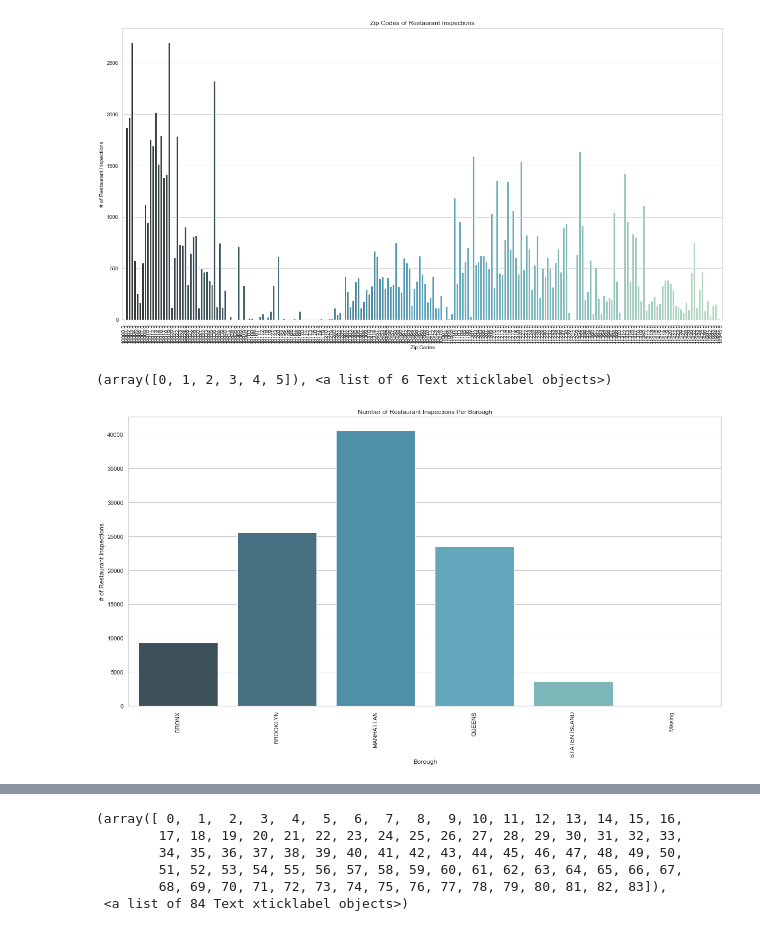
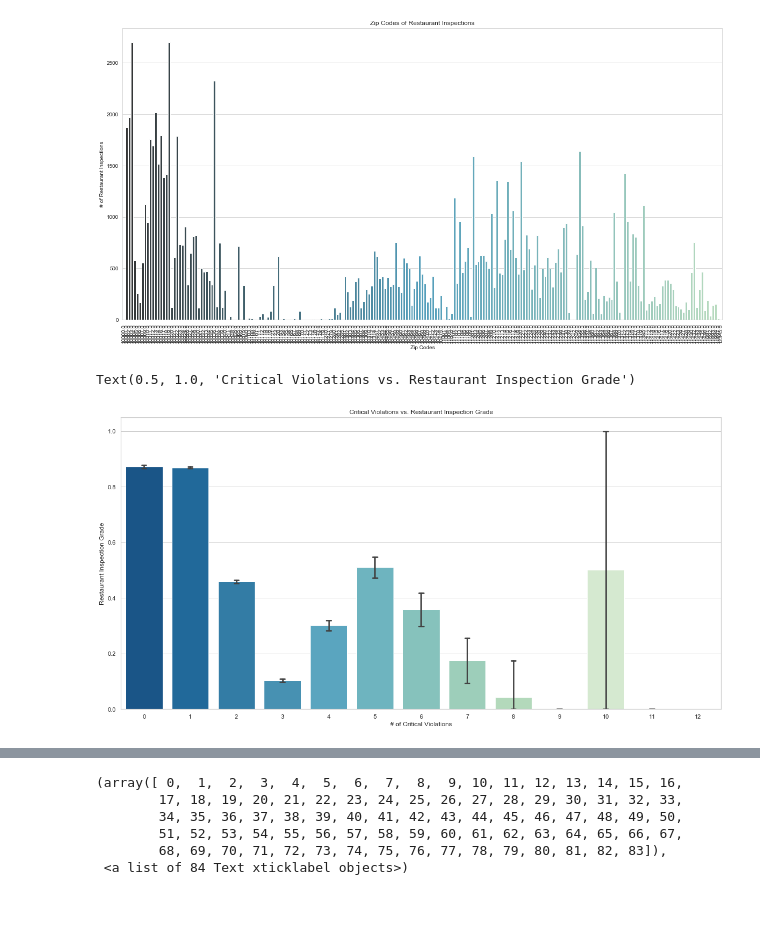
Before and after one commit to deep22kar/random-forest, a Jupyter notebook: EDA_Models1.ipynb, the cells around one changed output, grey strips where cells are left out. Cells and saved outputs as stored; diff of their text form; code cells hidden in the pictures.

Commit message:
edited notebooks and README, added images, and random forest model pickle

```diff
--- a/EDA_Models1.ipynb
+++ b/EDA_Models1.ipynb
@@ -167,7 +164,0 @@ data_sub = data[['ZIPCODE', 'INSPECTION MONTH', 'INSPECTION YEAR', 'FLAG__Critic
-# %%
-# correlation heatmap of some of the key features in dataframe
-plt.figure(figsize=(15,10))
-sns.set_style("whitegrid")
-mask = np.zeros_like(data_sub.corr(), dtype=np.bool)
-mask[np.triu_indices_from(mask)] = True
-sns.heatmap(data_sub.corr(), linewidth=0.5, mask=mask, annot=True)
@@ -348,9 +336,6 @@ sns.relplot(x=data['ZIPCODE'].values, y=data['FLAG__Critical'].values, hue=data[
 <seaborn.axisgrid.FacetGrid at 0x...>
 <Figure size 2160x1800 with 0 Axes>
 [figure]
-# %%
-# change Zip Code dtype to integer
-data.ZIPCODE = data.ZIPCODE.astype(int)
 # %%
 # create table for heatmap visualization (next step)
 fz = data.pivot_table(index='ZIPCODE', columns='FLAG__Critical',values='GRADE')
@@ -444,15 +429,14 @@ plt.xticks(rotation=90)
         221, 222, 223, 224]), <a list of 225 Text xticklabel objects>)
 [figure]
 # %%
-# Plot of Frequency of Zip Codes
-sns.set_style('whitegrid')
+# Plot of Number of Critical Flags vs. Grade
+sns.set(style="whitegrid")
 plt.figure(figsize=(20,10))
 
-ax = sns.countplot(x = data['BORO']b, data = data, palette = 'GnBu_d')
-ax.set_xlabel('Borough')
-ax.set_ylabel('# of Restaurant Inspections')
-ax.set_title('Number of Restaurant Inspections Per Borough')
-plt.xticks(rotation=90)
+ax = sns.barplot(x="FLAG__Critical", y="GRADE", data=data, capsize=.1, palette="GnBu_r")
+ax.set_xlabel('# of Critical Violations')
+ax.set_ylabel('Restaurant Inspection Grade')
+ax.set_title('Critical Violations vs. Restaurant Inspection Grade')
 # %% [output]
-(array([0, 1, 2, 3, 4, 5]), <a list of 6 Text xticklabel objects>)
+Text(0.5, 1.0, 'Critical Violations vs. Restaurant Inspection Grade')
-[figure, old version]
+[figure, new version]
```
Also changed, not shown: parts of 5 cells of this notebook, 30 other files.
